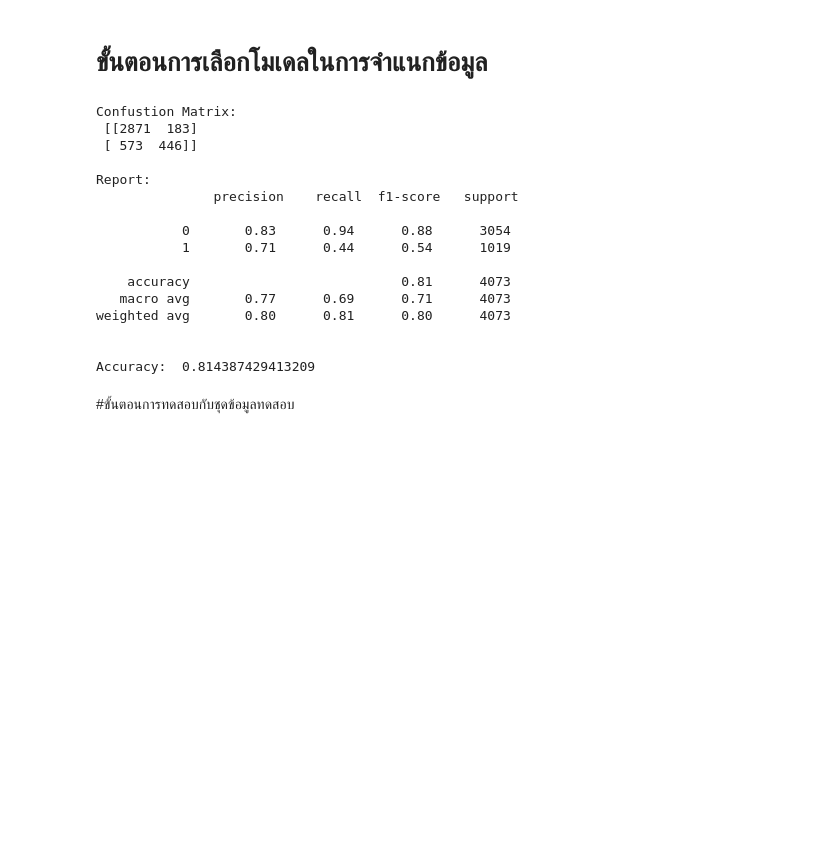
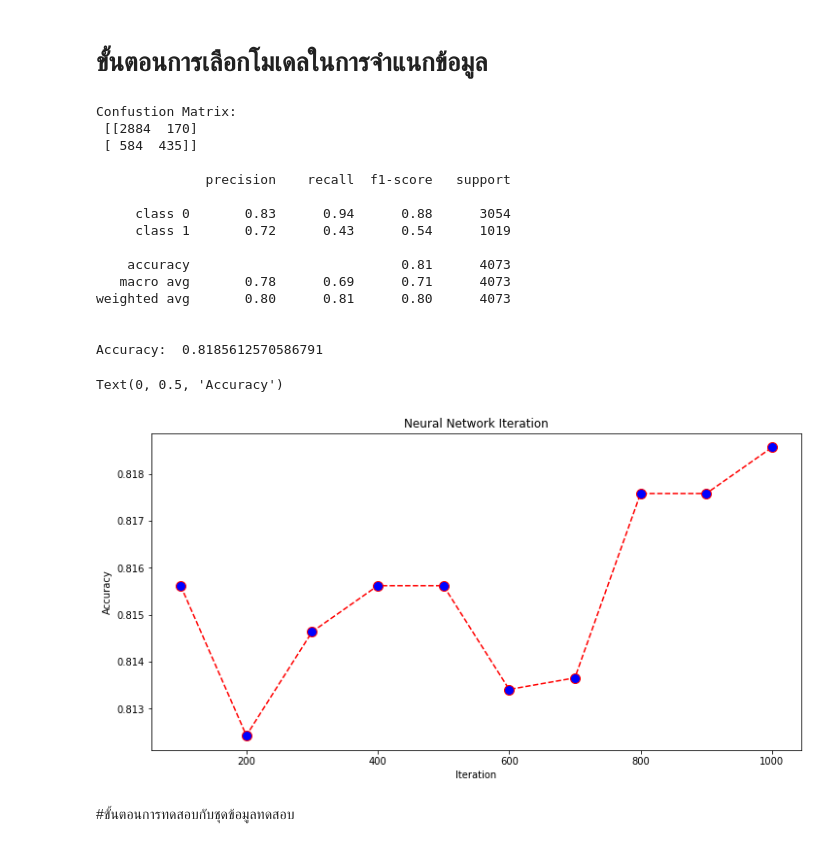
Before and after one commit to thedeenun/CS345_Final-project, a Jupyter notebook: CS345_Income_Classification.ipynb, the cells around one changed output. Saved outputs shown, nothing was run; the diff lists cells and outputs as text; code cells hidden in the pictures; blank space fills up the shorter version.

```diff
--- a/CS345_Income_Classification.ipynb
+++ b/CS345_Income_Classification.ipynb
@@ -283,6 +330,2 @@ Neural Network: 0.814142
 # %% [markdown]
 # ขั้นตอนการเลือกโมเดลในการจำแนกข้อมูล
-# %%
-model = MLPClassifier(solver='lbfgs', hidden_layer_sizes=54, max_iter=100)
-model.fit(X_train, y_train)
-y_pred = model.predict(X_test)
@@ -289,26 +334,46 @@ y_pred = model.predict(X_test)
 # %%
-print("Confustion Matrix: \n",confusion_matrix(y_test,y_pred))
+NeuralNet = MLPClassifier(solver='lbfgs', hidden_layer_sizes=(53,28), max_iter=100)
+NeuralNet.fit(X_train, y_train)
+y_pred_NeuralNet = NeuralNet.predict(X_test)
+print("Confustion Matrix: \n",confusion_matrix(y_test, y_pred_NeuralNet))
 print()
-print("Report: \n",classification_report(y_test,y_pred))
+print(classification_report(y_test, y_pred_NeuralNet, target_names=target_names))
 print()
 print("Accuracy: ", metrics.accuracy_score(y_test, y_pred))
 # %% [output]
 Confustion Matrix:
- [[2871  183]
- [ 573  446]]
+ [[2884  170]
+ [ 584  435]]
 
-Report:
-               precision    recall  f1-score   support
+              precision    recall  f1-score   support
 
-           0       0.83      0.94      0.88      3054
-           1       0.71      0.44      0.54      1019
+     class 0       0.83      0.94      0.88      3054
+     class 1       0.72      0.43      0.54      1019
 
     accuracy                           0.81      4073
-   macro avg       0.77      0.69      0.71      4073
+   macro avg       0.78      0.69      0.71      4073
 weighted avg       0.80      0.81      0.80      4073
 
 
-Accuracy:  0.814387429413209
+Accuracy:  0.8185612570586791
+# %%
+accuracy = []
+for i in range(100, 1100, 100):
+  model = MLPClassifier(solver='lbfgs', hidden_layer_sizes=53, max_iter=i)
+  model.fit(X_train, y_train)
+  y_pred = model.predict(X_test)
+  accuracy.append(metrics.accuracy_score(y_test, y_pred))
+  #print('iter %d: %f' % (i, metrics.accuracy_score(y_test, y_pred)))
+
+plt.figure(figsize=(12, 6))
+plt.plot(range(100, 1100, 100), accuracy, color='red', linestyle='dashed', marker='o',
+         markerfacecolor='blue', markersize=10)
+plt.title('Neural Network Iteration')
+plt.xlabel('Iteration')
+plt.ylabel('Accuracy')
+# %% [output]
+Text(0, 0.5, 'Accuracy')
+[figure, added]
 # %% [markdown]
 #ขั้นตอนการทดสอบกับชุดข้อมูลทดสอบ
 # %%
```
Also changed, not shown: parts of 33 cells of this notebook.
